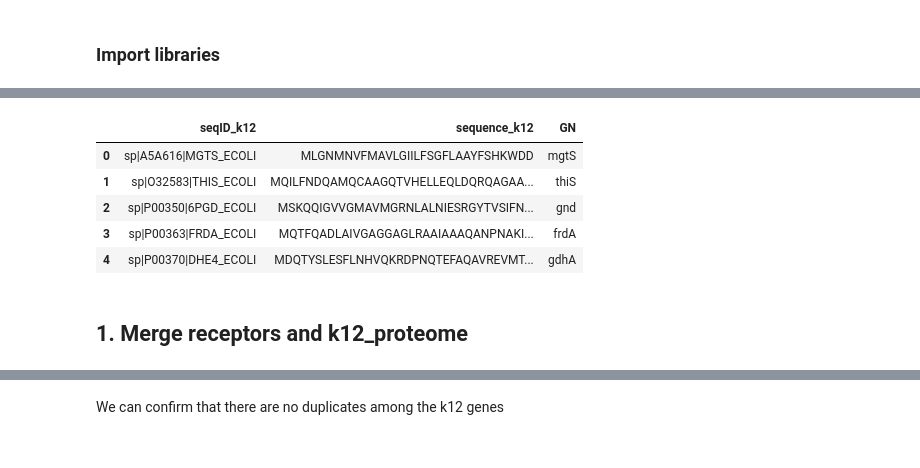
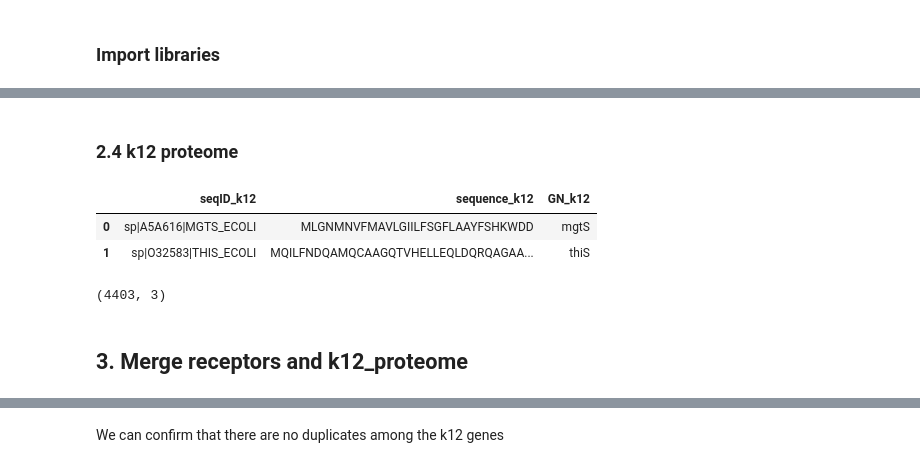
Before and after one commit to Drivahah/Predicting-phage-host-interaction-with-Language-Models, a Jupyter notebook: notebooks/02_transform_data.ipynb, the cells around one changed output, grey strips where cells are left out. Drawn from its saved outputs; the diff is of its cells as text; code cells hidden in the pictures.

```diff
--- a/notebooks/02_transform_data.ipynb
+++ b/notebooks/02_transform_data.ipynb
@@ -26,7 +127,10 @@ Let's keep only important columns in k12_proteome
+# %% [markdown]
+### 2.4 k12 proteome
 # %%
-# List columns to keep
+# List columns to keep and columns to rename
 keep_columns = ['seqID_k12', 'sequence', 'GN']
-change_names = {'sequence': 'sequence_k12'}
+change_names = {'sequence': 'sequence_k12',
+                'GN': 'GN_k12'}
 
 # Subset receptors_k12 and rename columns
 k12_proteome = k12_proteome[keep_columns]
@@ -34,13 +138,12 @@ k12_proteome.rename(columns=change_names, inplace=True)
 
 del keep_columns, change_names
 # %%
-display(k12_proteome.head())
+display(k12_proteome.head(2))
+display(k12_proteome.shape)
 # %% [output]
-|  | seqID_k12 | sequence_k12 | GN |
+|  | seqID_k12 | sequence_k12 | GN_k12 |
 | 0 | sp|A5A616|MGTS_ECOLI | MLGNMNVFMAVLGIILFSGFLAAYFSHKWDD | mgtS |
 | 1 | sp|O32583|THIS_ECOLI | MQILFNDQAMQCAAGQTVHELLEQLDQRQAGAA... | thiS |
-| 2 | sp|P00350|6PGD_ECOLI | MSKQQIGVVGMAVMGRNLALNIESRGYTVSIFN... | gnd |
-| 3 | sp|P00363|FRDA_ECOLI | MQTFQADLAIVGAGGAGLRAAIAAAQANPNAKI... | frdA |
-| 4 | sp|P00370|DHE4_ECOLI | MDQTYSLESFLNHVQKRDPNQTEFAQAVREVMT... | gdhA |
+(4403, 3)
 # %% [markdown]
-## 1. Merge receptors and k12_proteome
+## 3. Merge receptors and k12_proteome
```
Also changed, not shown: parts of 54 cells of this notebook.
